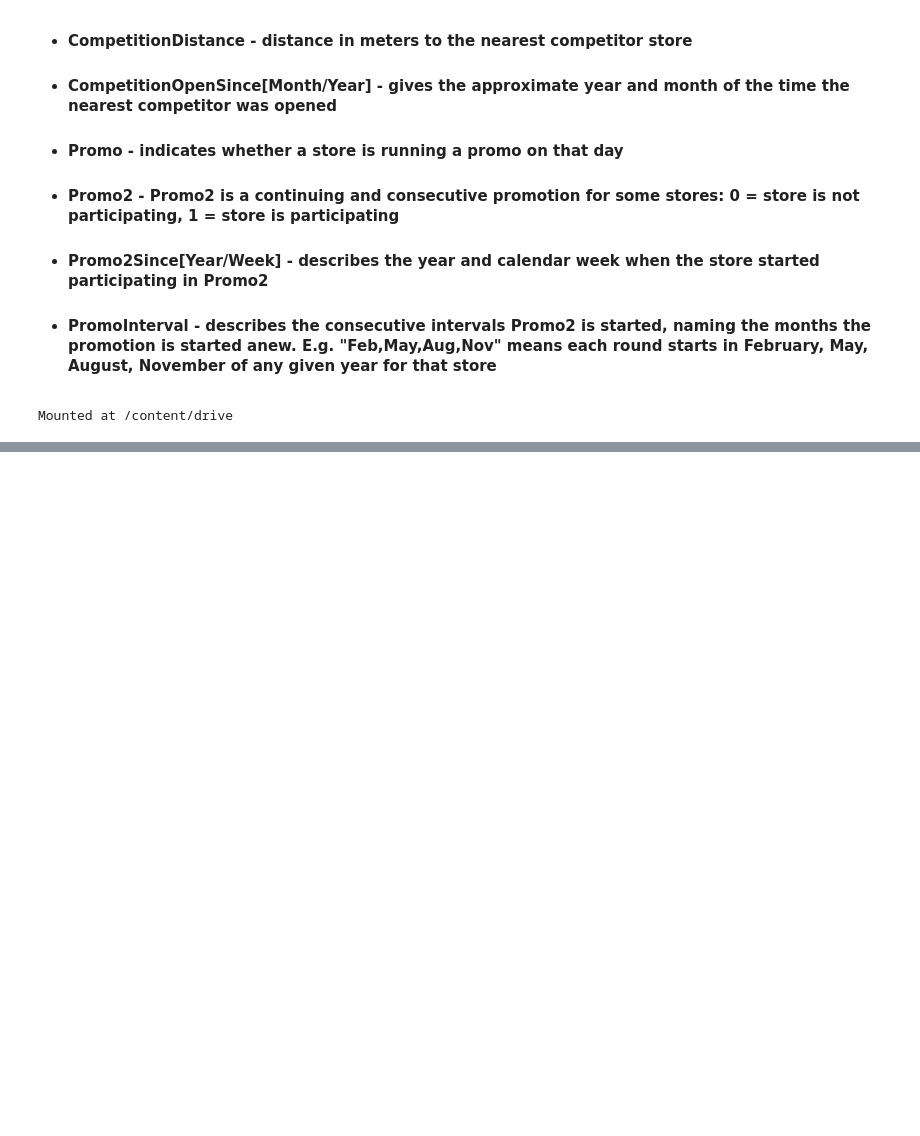
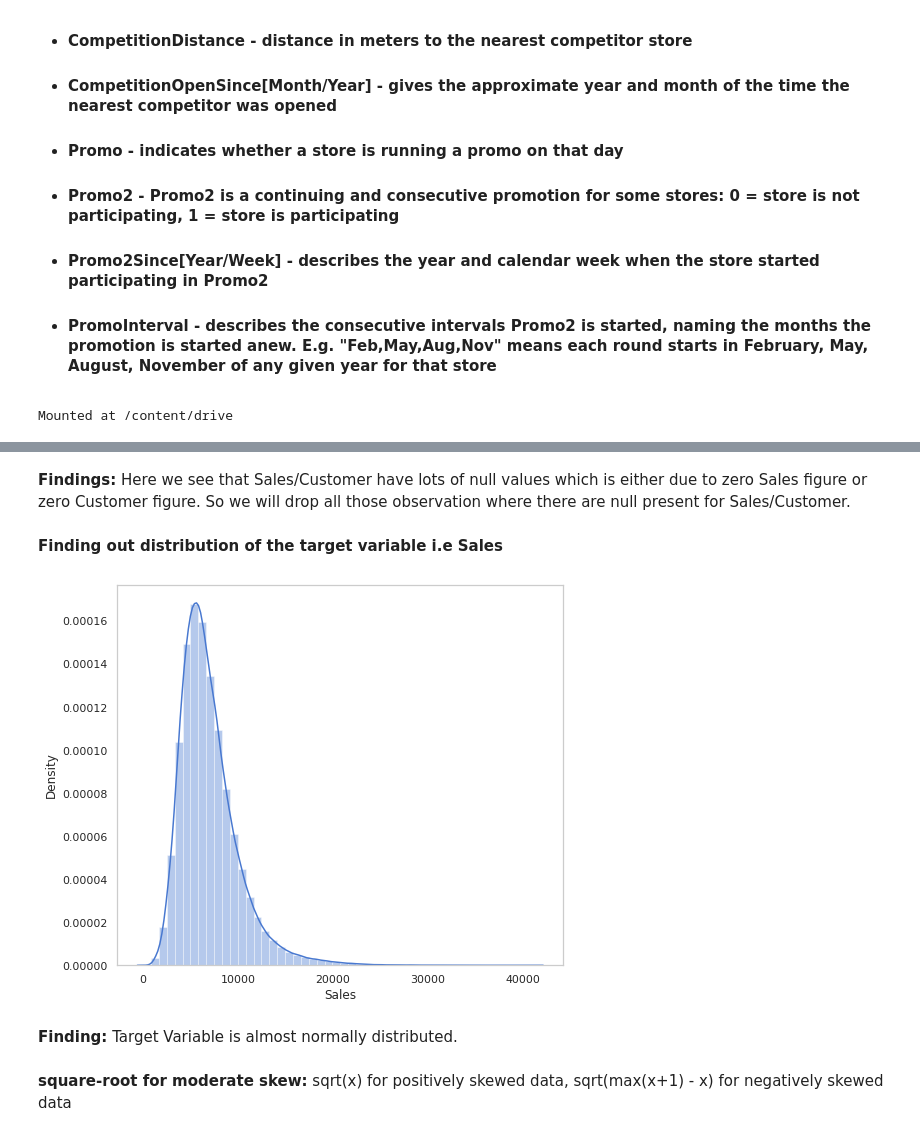
Before and after one commit to Neeraj6maths/Retail_sales_prediction, a Jupyter notebook: Copy_of_Rossmann_Sales_Prediction_Capstone_Project.ipynb, the cells around one changed output, grey strips where cells are left out. Drawn from its saved outputs; the diff is of its cells as text; code cells hidden in the pictures; blank space fills up the shorter version.

```diff
--- a/Copy_of_Rossmann_Sales_Prediction_Capstone_Project.ipynb
+++ b/Copy_of_Rossmann_Sales_Prediction_Capstone_Project.ipynb
@@ -41,3 +36,32 @@ import seaborn as sns
+# %%
+import warnings
+warnings.filterwarnings('ignore')
+
+import pandas as pd
+import numpy as np
+from scipy.stats import pearsonr
+from sklearn.model_selection import train_test_split
+from sklearn.linear_model import LinearRegression
+from sklearn.linear_model import Ridge
+from sklearn.preprocessing import MinMaxScaler
+from sklearn.metrics import r2_score
+from sklearn.metrics import mean_squared_error
+from sklearn.model_selection import GridSearchCV
+from sklearn.ensemble import RandomForestRegressor
+from sklearn.ensemble import GradientBoostingRegressor
+from sklearn.metrics import roc_auc_score, confusion_matrix, accuracy_score
+
+# Visualisation
+import matplotlib as mpl
+import matplotlib.pyplot as plt
+import matplotlib.pylab as pylab
+import seaborn as sns
+
+# Configure visualisations
+%matplotlib inline
+mpl.style.use( 'ggplot' )
+sns.set_style( 'white' )
+pylab.rcParams[ 'figure.figsize' ] = 8 , 6
 # %%
 from google.colab import drive
 drive.mount('/content/drive')
@@ -123,0 +70,5 @@ df2.shape
+# %%
+df1 = pd.read_csv("/content/drive/MyDrive/AlmaBetter/capstone projects/Supervised ML - Regression/Retail Sales Prediction/Copy of Rossmann Stores Data.csv")
+df2 = pd.read_csv("/content/drive/MyDrive/AlmaBetter/capstone projects/Supervised ML - Regression/Retail Sales Prediction/Copy of store.csv")
+rossmann_df = df1.copy()
+stores_df = df2.copy()
@@ -123,0 +184,2 @@ df2.shape
+# %%
+rossmann_df['Sales/Customer'] = rossmann_df['Sales']/rossmann_df['Customers']
@@ -123,0 +202,16 @@ df2.shape
+# %% [markdown]
+**Findings:** Here we see that Sales/Customer have lots of null values which is either due to zero Sales figure or zero Customer figure. So we will drop all those observation where there are null present for Sales/Customer.
+# %%
+rossmann_df.dropna(subset=['Sales/Customer'],axis=0,inplace=True)
+# %% [markdown]
+**Finding out distribution of the target variable i.e Sales**
+# %%
+sns.set_theme(rc={'figure.figsize': (8,7)},style='whitegrid',palette='muted')
+ax = sns.distplot(rossmann_df['Sales'])
+ax.grid(False)
+# %% [output]
+[figure, added]
+# %% [markdown]
+**Finding:** Target Variable is almost normally distributed.
+# %% [markdown]
+**square-root for moderate skew:** sqrt(x) for positively skewed data, sqrt(max(x+1) - x) for negatively skewed data
```
Also changed, not shown: parts of 147 cells of this notebook.
